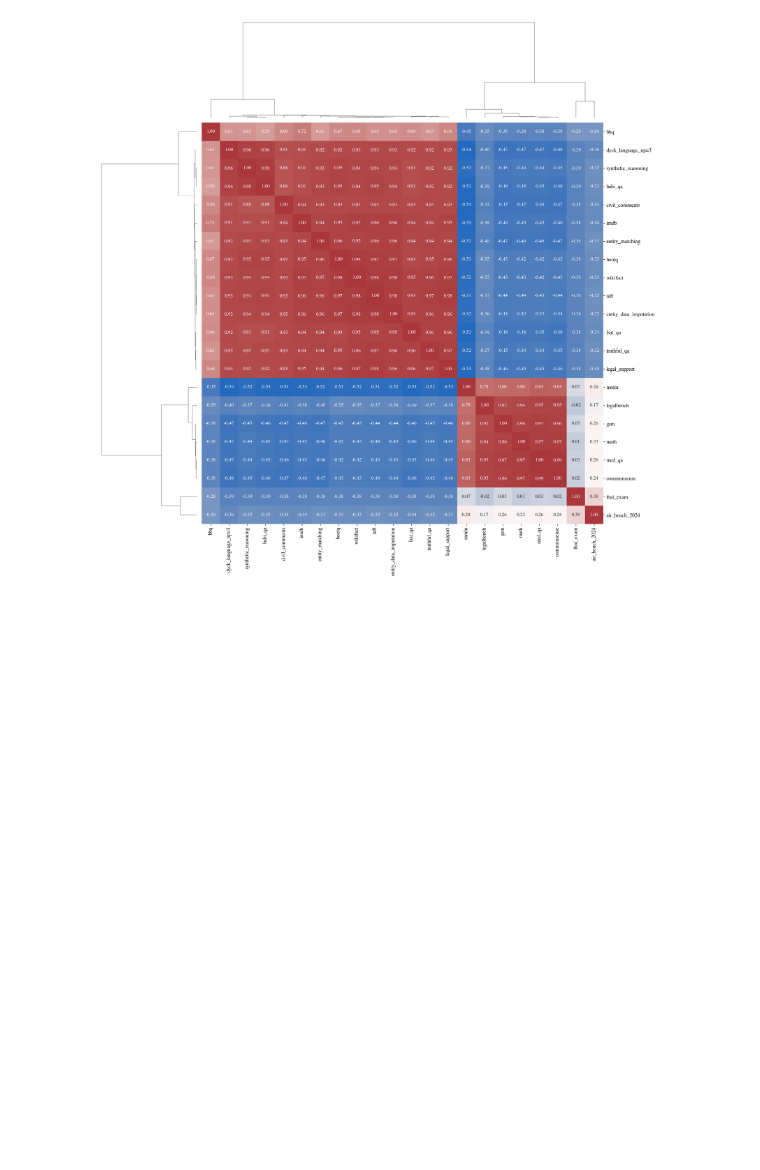
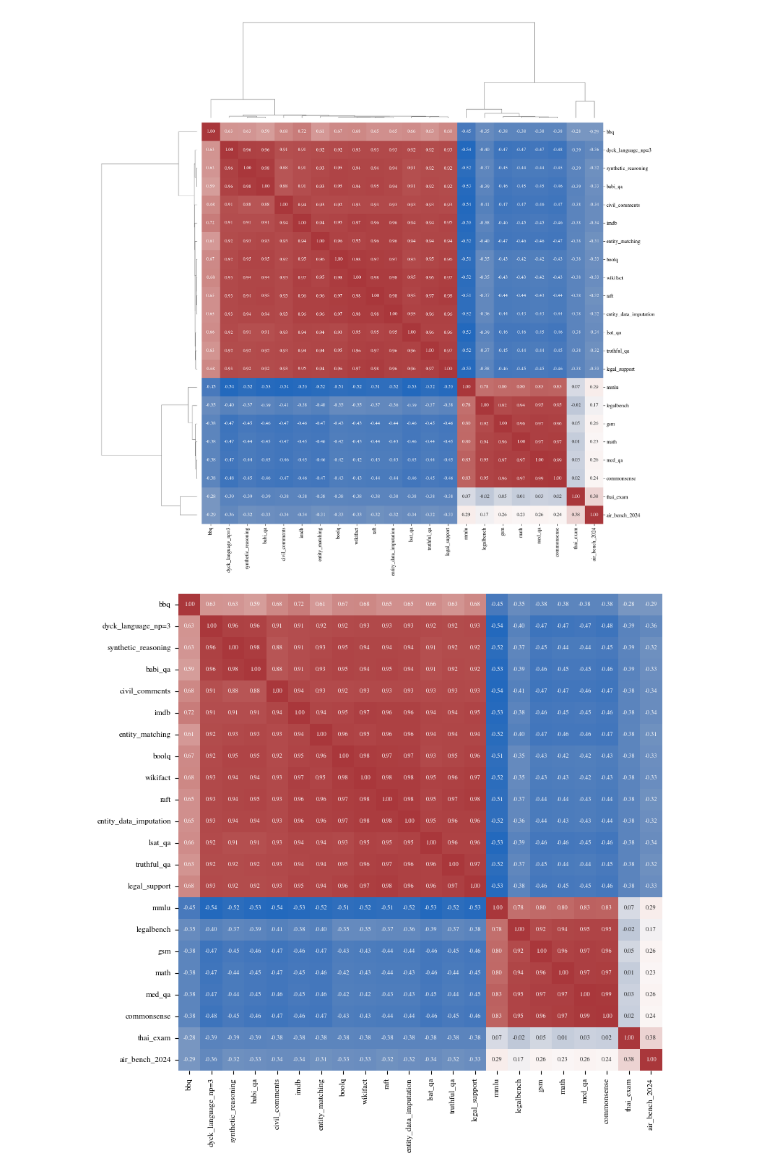
Before and after one commit to ronanhansel/reeval-multi, a Jupyter notebook: eda.ipynb, the cells around one changed output. Saved outputs shown, nothing was run; the diff lists cells and outputs as text; code cells hidden in the pictures; blank space fills up the shorter version.

```diff
--- a/eda.ipynb
+++ b/eda.ipynb
@@ -157,3 +157,47 @@ with plt.rc_context(rcparams):
     plt.show()
 # %% [output]
 [figure]
+# %%
+import seaborn as sns
+import matplotlib.pyplot as plt
+from scipy.cluster.hierarchy import linkage, leaves_list
+from tueplots import bundles
+
+# Font settings
+rcparams = bundles.icml2024(usetex=False, family="serif")
+rcparams["font.size"] = 8
+
+with plt.rc_context(rcparams):
+    # 1. Compute correlation matrix
+    dataset_correlation_matrix = scenario_probs.corr(method='spearman')
+
+    # 2. Do clustering manually to preserve order
+    linkage_rows = linkage(dataset_correlation_matrix, method='average')
+    linkage_cols = linkage(dataset_correlation_matrix.T, method='average')
+
+    row_order = leaves_list(linkage_rows)
+    col_order = leaves_list(linkage_cols)
+
+    # 3. Reorder matrix
+    ordered_corr = dataset_correlation_matrix.iloc[row_order, col_order]
+
+    # 4. Plot heatmap (smaller figure, no dendrograms)
+    plt.figure(figsize=(10, 10))  # adjust size
+    sns.heatmap(
+        ordered_corr,
+        cmap="vlag",
+        annot=True,
+        fmt=".2f",
+        cbar=False,
+        annot_kws={"size": 6}  # smaller annotation size
+    )
+
+    plt.xticks(rotation=90, fontsize=8)
+    plt.yticks(fontsize=8)
+    plt.ylabel('')
+    plt.xlabel('')
+    plt.tight_layout()
+    plt.savefig("./result/resmat_corr_scenario_clean.pdf", bbox_inches='tight')
+    plt.show()
+# %% [output]
+[figure, added]
```
Also changed, not shown: parts of 1 cell of this notebook, 5 other files.
